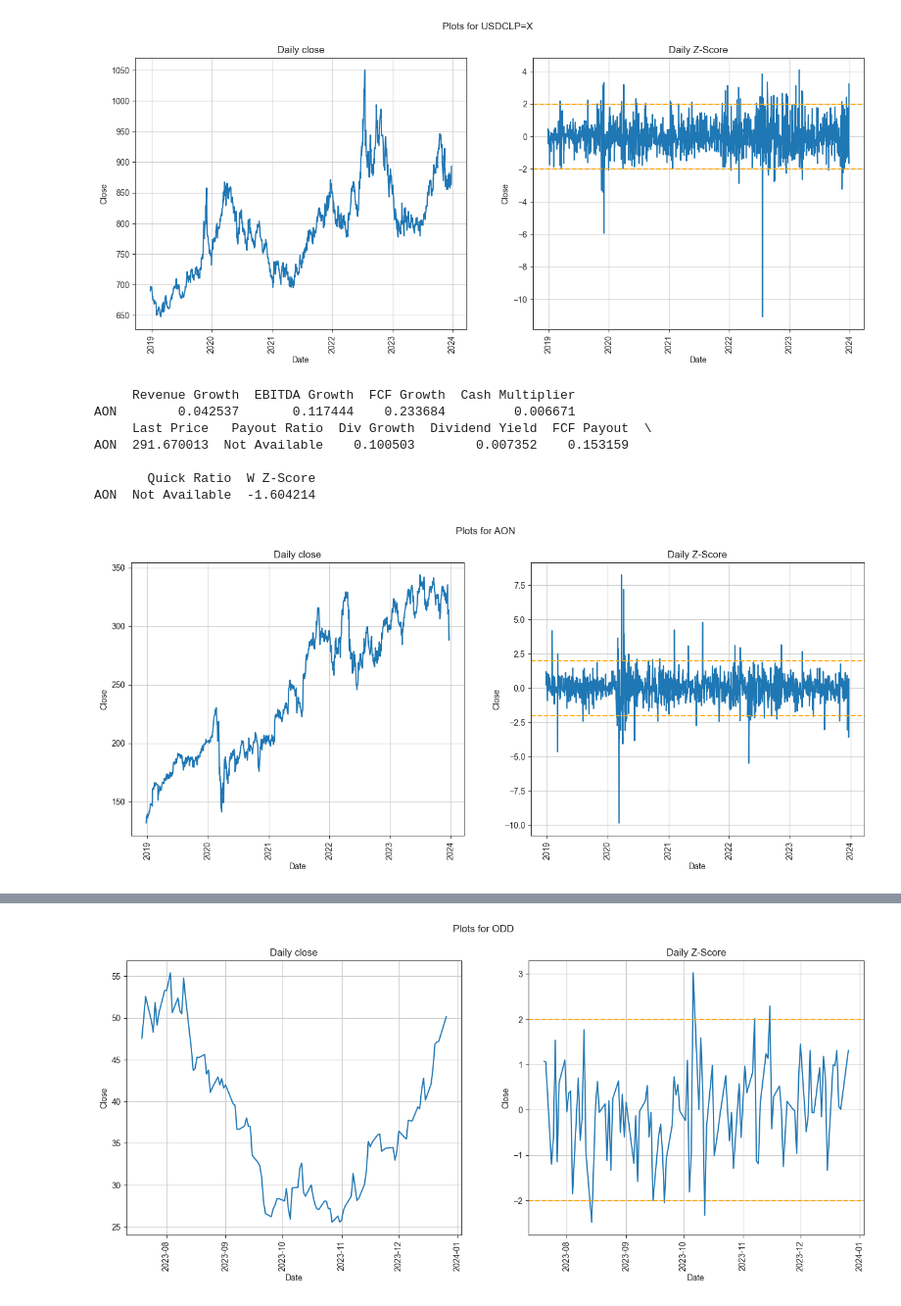
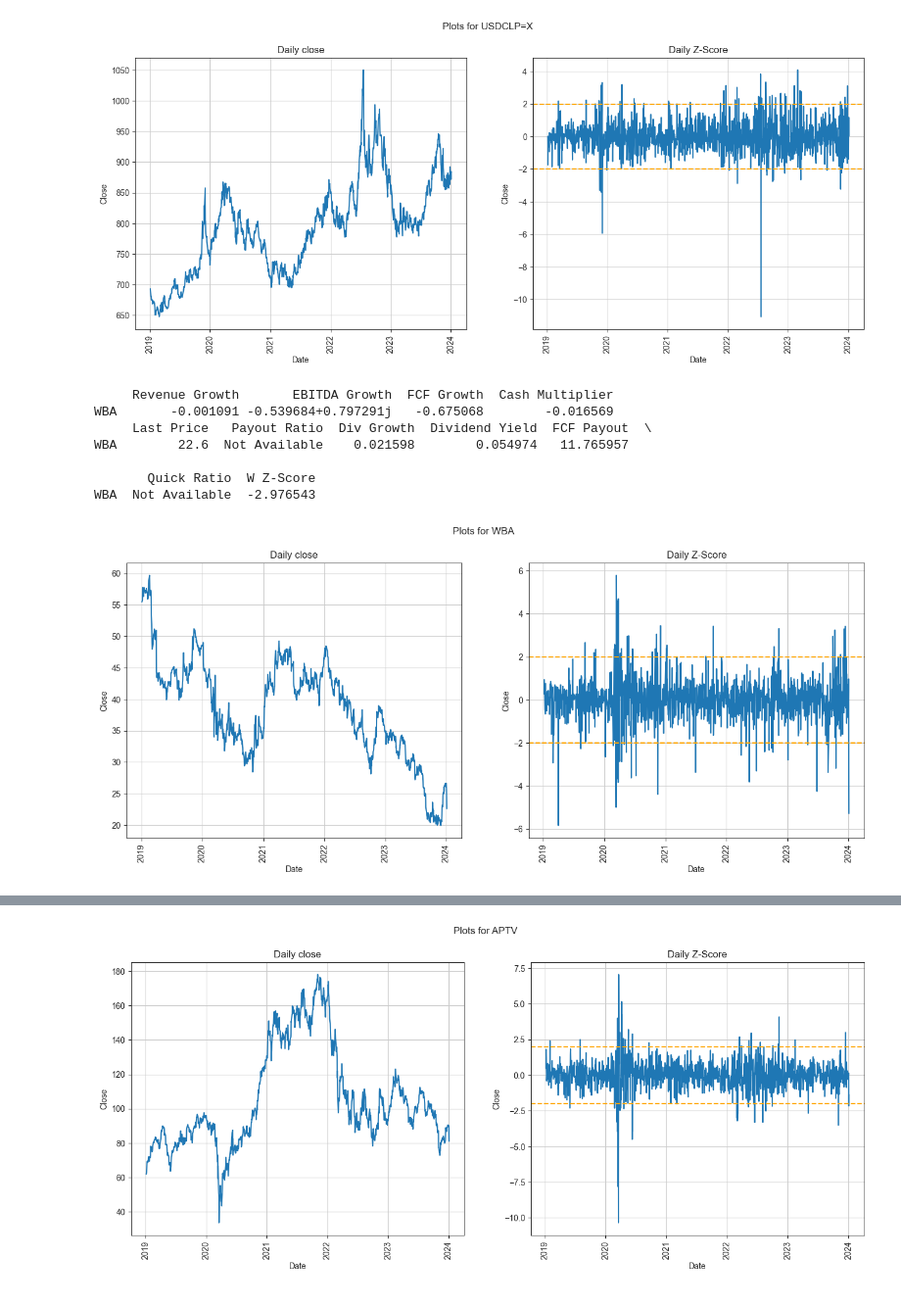
Before and after one commit to ggoni/dividend-stock-picker, a Jupyter notebook: explore.ipynb, the cells around one changed output, grey strips where cells are left out. Shown at 98% size. Drawn from its saved outputs; the diff is of its cells as text; code cells hidden in the pictures.

```diff
--- a/explore.ipynb
+++ b/explore.ipynb
@@ -249,16 +248,16 @@ mono('USDCLP=X')
 # %% [output]
 [figure]
 # %%
-summary('AON')
+summary('WBA')
 # %% [output]
-     Revenue Growth  EBITDA Growth  FCF Growth  Cash Multiplier
-AON        0.042537       0.117444    0.233684         0.006671
+     Revenue Growth       EBITDA Growth  FCF Growth  Cash Multiplier
+WBA       -0.001091 -0.539684+0.797291j   -0.675068        -0.016569
      Last Price   Payout Ratio  Div Growth  Dividend Yield  FCF Payout  \
-AON  291.670013  Not Available    0.100503        0.007352    0.153159
+WBA        22.6  Not Available    0.021598        0.054974   11.765957
 
        Quick Ratio  W Z-Score
-AON  Not Available  -1.604214
+WBA  Not Available  -2.976543
-[figure, old version]
+[figure, new version]
 # %%
-summary('ODD')
+summary('APTV')
 # %% [output]
@@ -272 +271 @@ ODD  Not Available   0.611526
-[figure, old version]
+[figure, new version]
```
Also changed, not shown: parts of 7 cells of this notebook.
